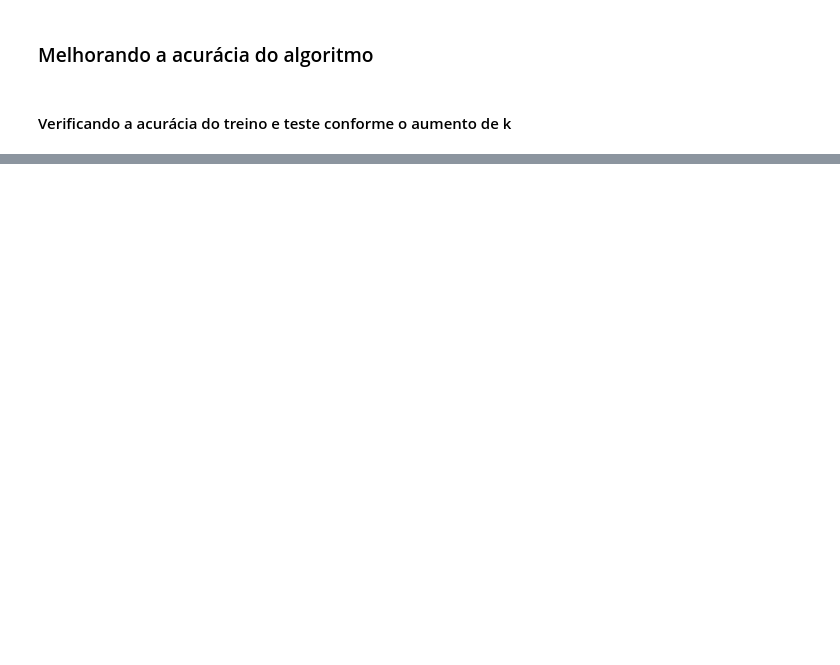
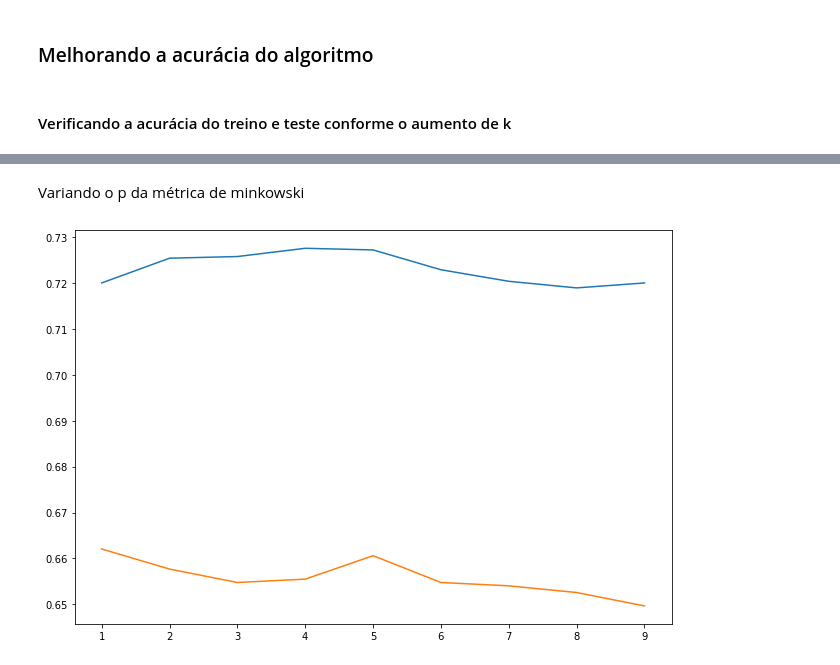
Before and after one commit to alexleogc/GEOD67_topicos_de_IA_2020, a Jupyter notebook: K-nearest_neighbors/KNN_Facies_Classification.ipynb, the cells around one changed output, grey strips where cells are left out. Saved outputs shown, nothing was run; the diff lists cells and outputs as text; code cells hidden in the pictures; blank space fills up the shorter version.

```diff
--- a/K-nearest_neighbors/KNN_Facies_Classification.ipynb
+++ b/K-nearest_neighbors/KNN_Facies_Classification.ipynb
@@ -209,0 +210,21 @@ fig.tight_layout()
+# %% [markdown]
+Variando o p da métrica de minkowski
+# %%
+accuracy_train = []
+accuracy_test = []
+
+for p in range(1,10):
+    knn = KNeighborsClassifier(n_neighbors=10,p=p)
+    knn.fit(X_pca_train,y_train)
+    accuracy_train.append(accuracy_score(y_train,knn.predict(X_pca_train)))
+    accuracy_test.append(accuracy_score(y_test,knn.predict(X_pca_test)))
+# %%
+fig,axes=plt.subplots(figsize=(9,6))
+
+axes.plot(np.arange(1,10),accuracy_train)
+
+axes.plot(np.arange(1,10),accuracy_test)
+
+fig.tight_layout()
+# %% [output]
+[figure, added]
```
Also changed, not shown: parts of 8 cells of this notebook.
